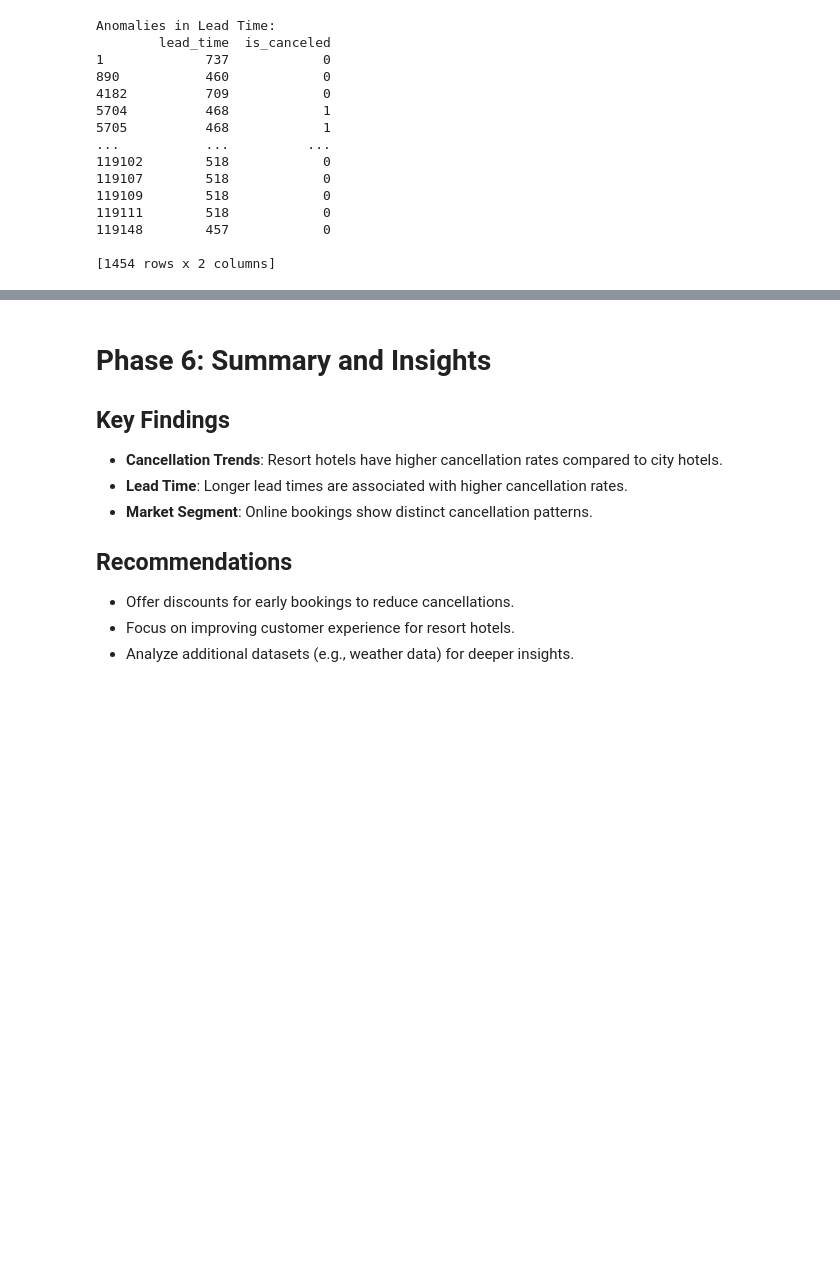
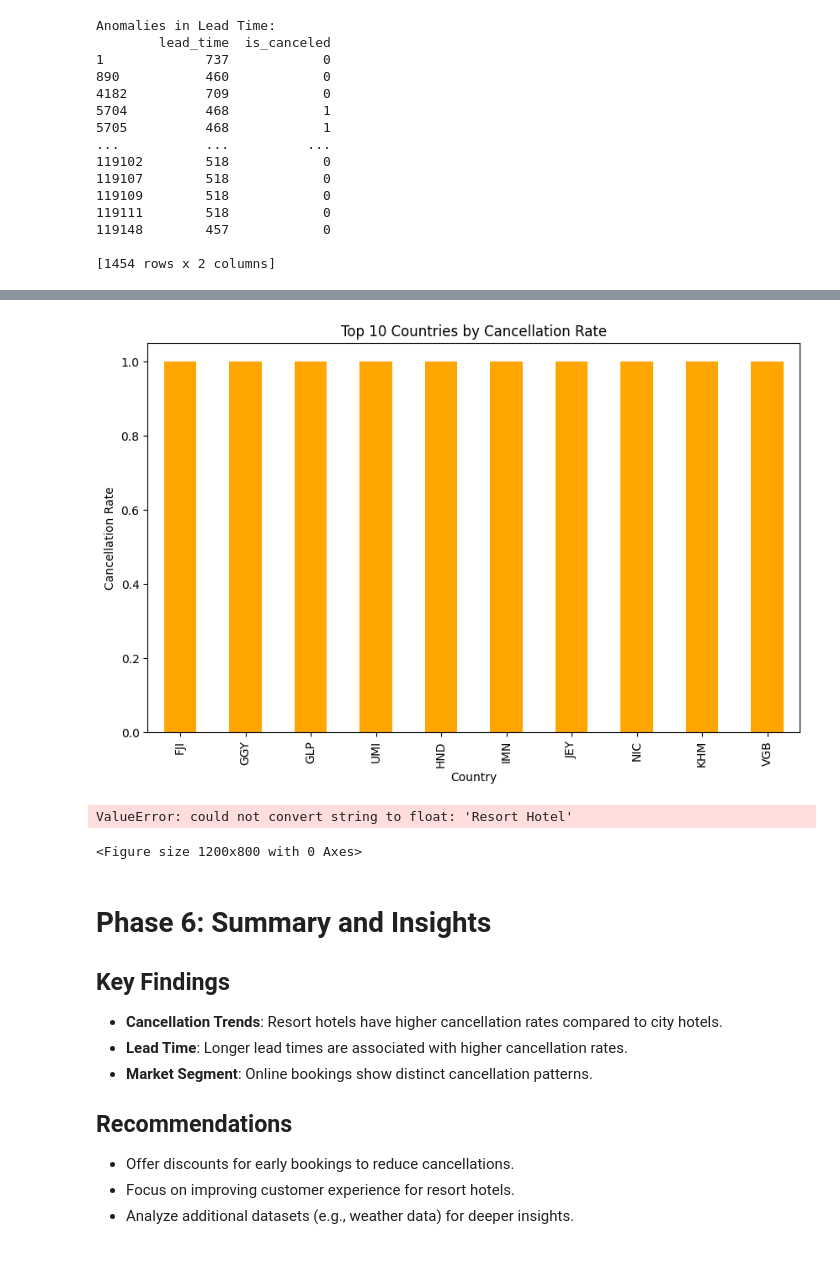
Before and after one commit to RonoHenry/Hotel-Booking-Analysis, a Jupyter notebook: Hotelbooking.ipynb, the cells around one changed output, grey strips where cells are left out. Cells and saved outputs as stored; diff of their text form; code cells hidden in the pictures; blank space fills up the shorter version.

Commit message:
refactored the hotel notebook

```diff
--- a/Hotelbooking.ipynb
+++ b/Hotelbooking.ipynb
@@ -284,3 +330,24 @@ print(f"Model saved to {model_path}")
+# %%
+# 2. Cancellation Rates by Country
+country_cancellation = data_clean.groupby('country')['is_canceled'].mean().sort_values(ascending=False).head(10)
+plt.figure(figsize=(10, 6))
+country_cancellation.plot(kind='bar', color='orange')
+plt.title('Top 10 Countries by Cancellation Rate')
+plt.xlabel('Country')
+plt.ylabel('Cancellation Rate')
+plt.show()
+# %% [output]
+[figure, added]
+# %%
+# 3. Correlation Heatmap
+plt.figure(figsize=(12, 8))
+corr = data_clean.corr()
+sns.heatmap(corr, annot=True, fmt='.2f', cmap='coolwarm')
+plt.title('Correlation Matrix')
+plt.show()
+# %% [output]
+ValueError: could not convert string to float: 'Resort Hotel'
+<Figure size 1200x800 with 0 Axes>
 # %% [markdown]
 # Phase 6: Summary and Insights
 
```
Also changed, not shown: parts of 9 cells of this notebook.
